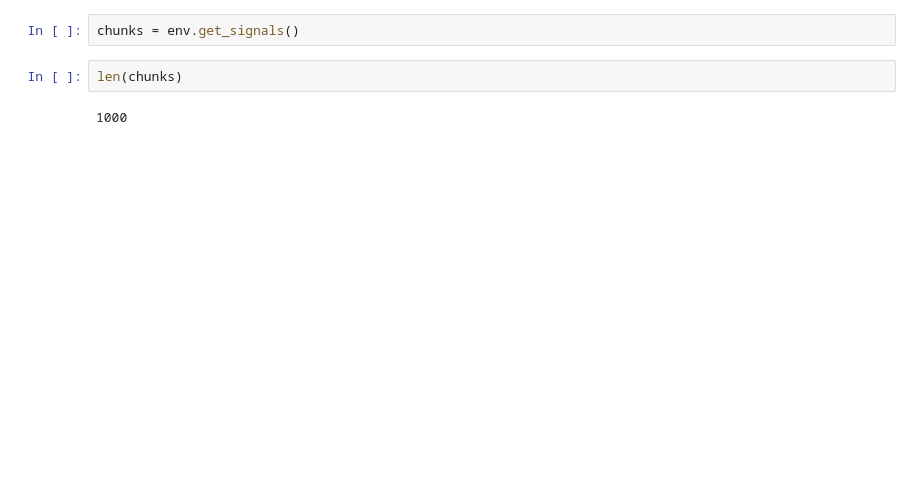
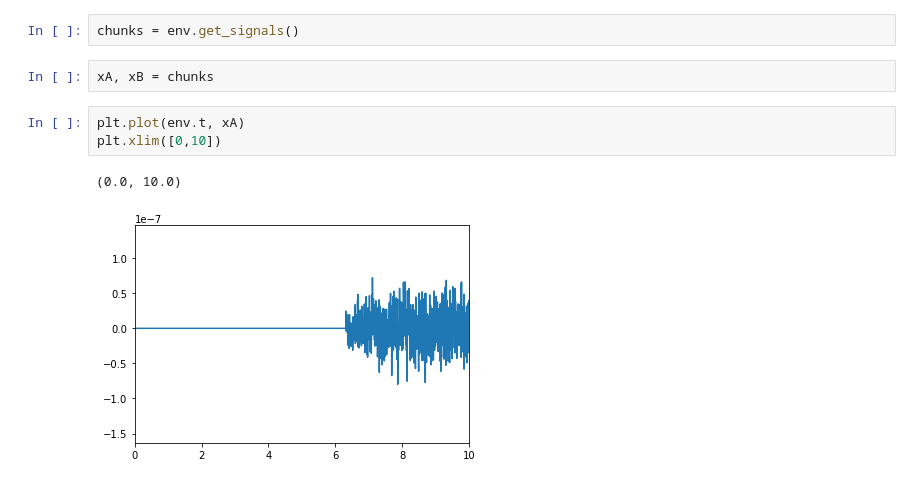
Before and after one commit to John-Ragland/NI_simulation, a Jupyter notebook: scripts/playing_around.ipynb, the cells around one changed output. Drawn from its saved outputs; the diff is of its cells as text; blank space fills up the shorter version.

```diff
--- a/scripts/playing_around.ipynb
+++ b/scripts/playing_around.ipynb
@@ -26,9 +26,13 @@ plt.ylim([-21000,21000])
 # %%
 chunks = env.get_signals()
 # %%
-len(chunks)
+xA, xB = chunks
-# %% [output]
-1000
+# %%
+plt.plot(env.t, xA)
+plt.xlim([0,10])
+# %% [output]
+(0.0, 10.0)
+[figure, added]
 # %%
 R = np.correlate(xA, xB, mode='full')
 tx = np.linspace(-env.time_length, env.time_length, len(R))
```
Also changed, not shown: parts of 4 cells of this notebook, 2 other files.
